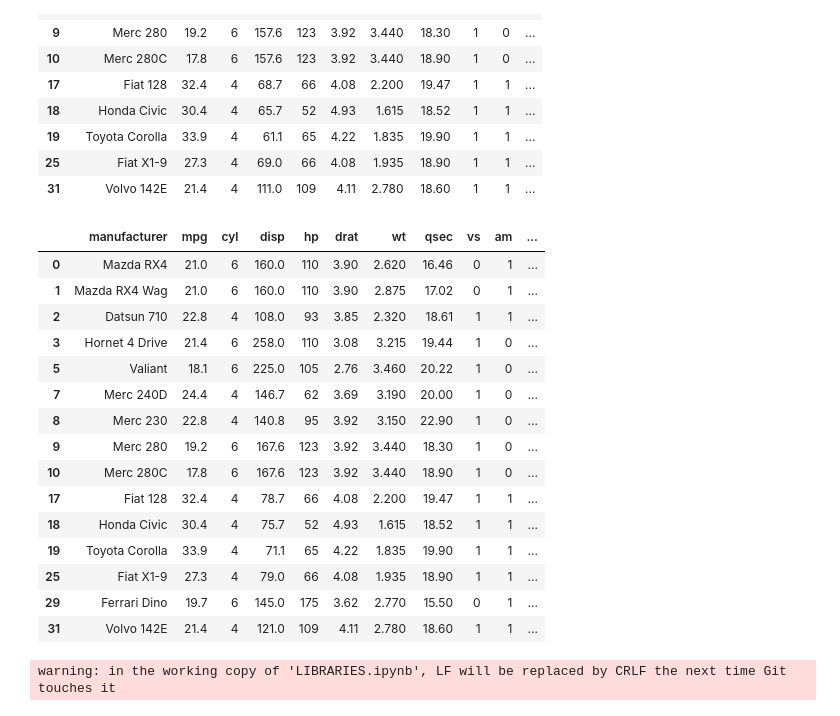
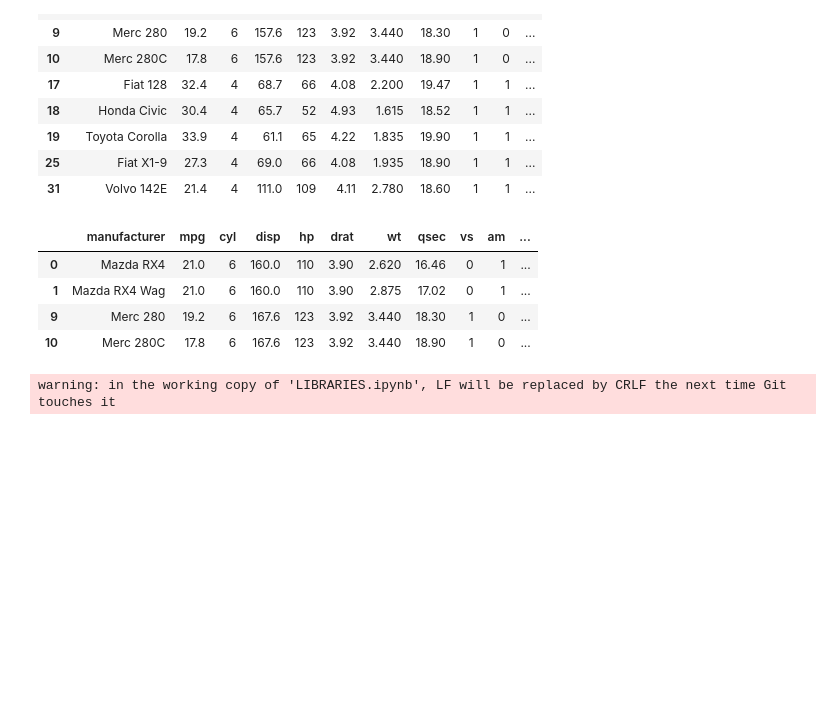
Before and after one commit to CodeWithAkash/python-class-notes, a Jupyter notebook: LIBRARIES.ipynb, the cells around one changed output. Saved outputs shown, nothing was run; the diff lists cells and outputs as text; code cells hidden in the pictures; blank space fills up the shorter version.

```diff
--- a/LIBRARIES.ipynb
+++ b/LIBRARIES.ipynb
@@ -774,24 +774,13 @@ d3[d3['gear']==4]
 | 25 | Fiat X1-9 | 27.3 | 4 | 69.0 | 66 | 4.08 | 1.935 | 18.90 | 1 | 1 | ... |
 | 31 | Volvo 142E | 21.4 | 4 | 111.0 | 109 | 4.11 | 2.780 | 18.60 | 1 | 1 | ... |
 # %%
-d3[(d3['gear']==4) | (d3['cyl']==6)]
+d3[(d3['gear']==4) & (d3['cyl']==6)]
 # %% [output]
 |  | manufacturer | mpg | cyl | disp | hp | drat | wt | qsec | vs | am | ... |
 | 0 | Mazda RX4 | 21.0 | 6 | 160.0 | 110 | 3.90 | 2.620 | 16.46 | 0 | 1 | ... |
 | 1 | Mazda RX4 Wag | 21.0 | 6 | 160.0 | 110 | 3.90 | 2.875 | 17.02 | 0 | 1 | ... |
-| 2 | Datsun 710 | 22.8 | 4 | 108.0 | 93 | 3.85 | 2.320 | 18.61 | 1 | 1 | ... |
-| 3 | Hornet 4 Drive | 21.4 | 6 | 258.0 | 110 | 3.08 | 3.215 | 19.44 | 1 | 0 | ... |
-| 5 | Valiant | 18.1 | 6 | 225.0 | 105 | 2.76 | 3.460 | 20.22 | 1 | 0 | ... |
-| 7 | Merc 240D | 24.4 | 4 | 146.7 | 62 | 3.69 | 3.190 | 20.00 | 1 | 0 | ... |
-| 8 | Merc 230 | 22.8 | 4 | 140.8 | 95 | 3.92 | 3.150 | 22.90 | 1 | 0 | ... |
 | 9 | Merc 280 | 19.2 | 6 | 167.6 | 123 | 3.92 | 3.440 | 18.30 | 1 | 0 | ... |
 | 10 | Merc 280C | 17.8 | 6 | 167.6 | 123 | 3.92 | 3.440 | 18.90 | 1 | 0 | ... |
-| 17 | Fiat 128 | 32.4 | 4 | 78.7 | 66 | 4.08 | 2.200 | 19.47 | 1 | 1 | ... |
-| 18 | Honda Civic | 30.4 | 4 | 75.7 | 52 | 4.93 | 1.615 | 18.52 | 1 | 1 | ... |
-| 19 | Toyota Corolla | 33.9 | 4 | 71.1 | 65 | 4.22 | 1.835 | 19.90 | 1 | 1 | ... |
-| 25 | Fiat X1-9 | 27.3 | 4 | 79.0 | 66 | 4.08 | 1.935 | 18.90 | 1 | 1 | ... |
-| 29 | Ferrari Dino | 19.7 | 6 | 145.0 | 175 | 3.62 | 2.770 | 15.50 | 0 | 1 | ... |
-| 31 | Volvo 142E | 21.4 | 4 | 121.0 | 109 | 4.11 | 2.780 | 18.60 | 1 | 1 | ... |
 # %%
 !git add .
 # %% [output]
```
Also changed, not shown: parts of 5 cells of this notebook.
